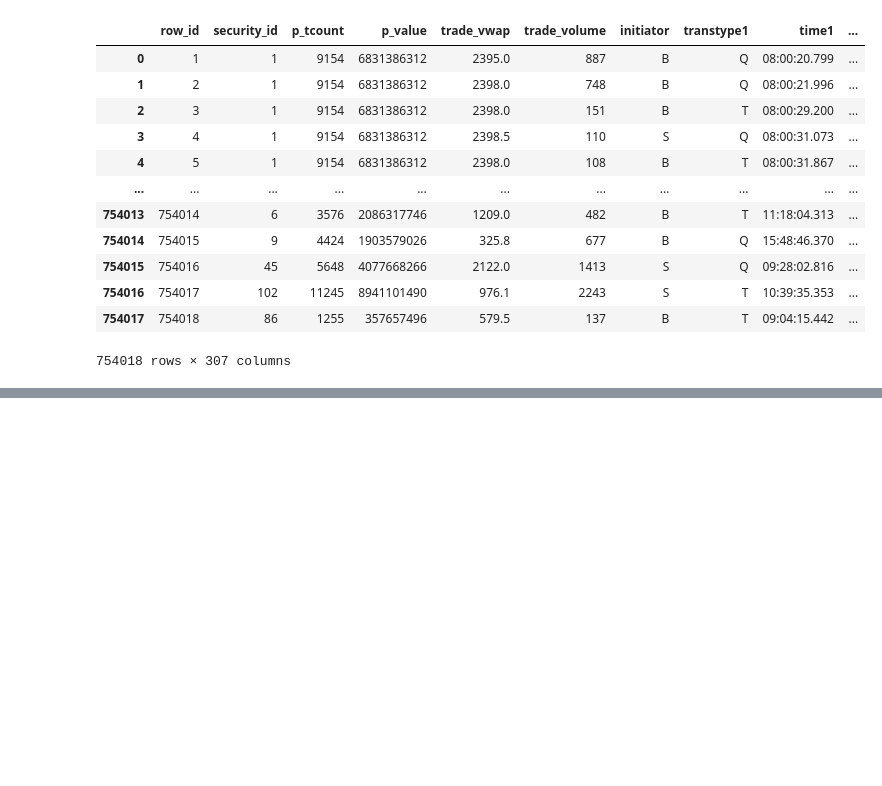
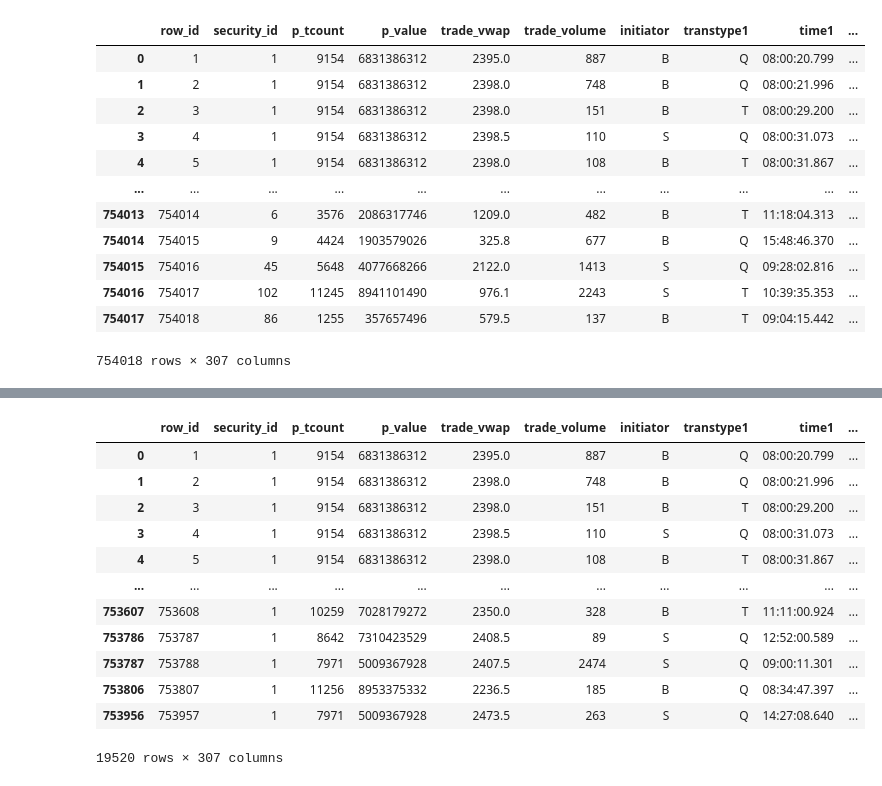
Before and after one commit to PrasunBanerjee04/LiquidityShock, a Jupyter notebook: EDA.ipynb, the cells around one changed output, grey strips where cells are left out. Saved outputs shown, nothing was run; the diff lists cells and outputs as text; code cells hidden in the pictures; blank space fills up the shorter version.

```diff
--- a/EDA.ipynb
+++ b/EDA.ipynb
@@ -34,0 +35,17 @@ plt.show()
+# %%
+df = df[ df['security_id'] == 1]
+df
+# %% [output]
+|  | row_id | security_id | p_tcount | p_value | trade_vwap | trade_volume | initiator | transtype1 | time1 | ... |
+| 0 | 1 | 1 | 9154 | 6831386312 | 2395.0 | 887 | B | Q | 08:00:20.799 | ... |
+| 1 | 2 | 1 | 9154 | 6831386312 | 2398.0 | 748 | B | Q | 08:00:21.996 | ... |
+| 2 | 3 | 1 | 9154 | 6831386312 | 2398.0 | 151 | B | T | 08:00:29.200 | ... |
+| 3 | 4 | 1 | 9154 | 6831386312 | 2398.5 | 110 | S | Q | 08:00:31.073 | ... |
+| 4 | 5 | 1 | 9154 | 6831386312 | 2398.0 | 108 | B | T | 08:00:31.867 | ... |
+| ... | ... | ... | ... | ... | ... | ... | ... | ... | ... | ... |
+| 753607 | 753608 | 1 | 10259 | 7028179272 | 2350.0 | 328 | B | T | 11:11:00.924 | ... |
+| 753786 | 753787 | 1 | 8642 | 7310423529 | 2408.5 | 89 | S | Q | 12:52:00.589 | ... |
+| 753787 | 753788 | 1 | 7971 | 5009367928 | 2407.5 | 2474 | S | Q | 09:00:11.301 | ... |
+| 753806 | 753807 | 1 | 11256 | 8953375332 | 2236.5 | 185 | B | Q | 08:34:47.397 | ... |
+| 753956 | 753957 | 1 | 7971 | 5009367928 | 2473.5 | 263 | S | Q | 14:27:08.640 | ... |
+19520 rows × 307 columns
```
Also changed, not shown: parts of 2 cells of this notebook, 1 other file.
